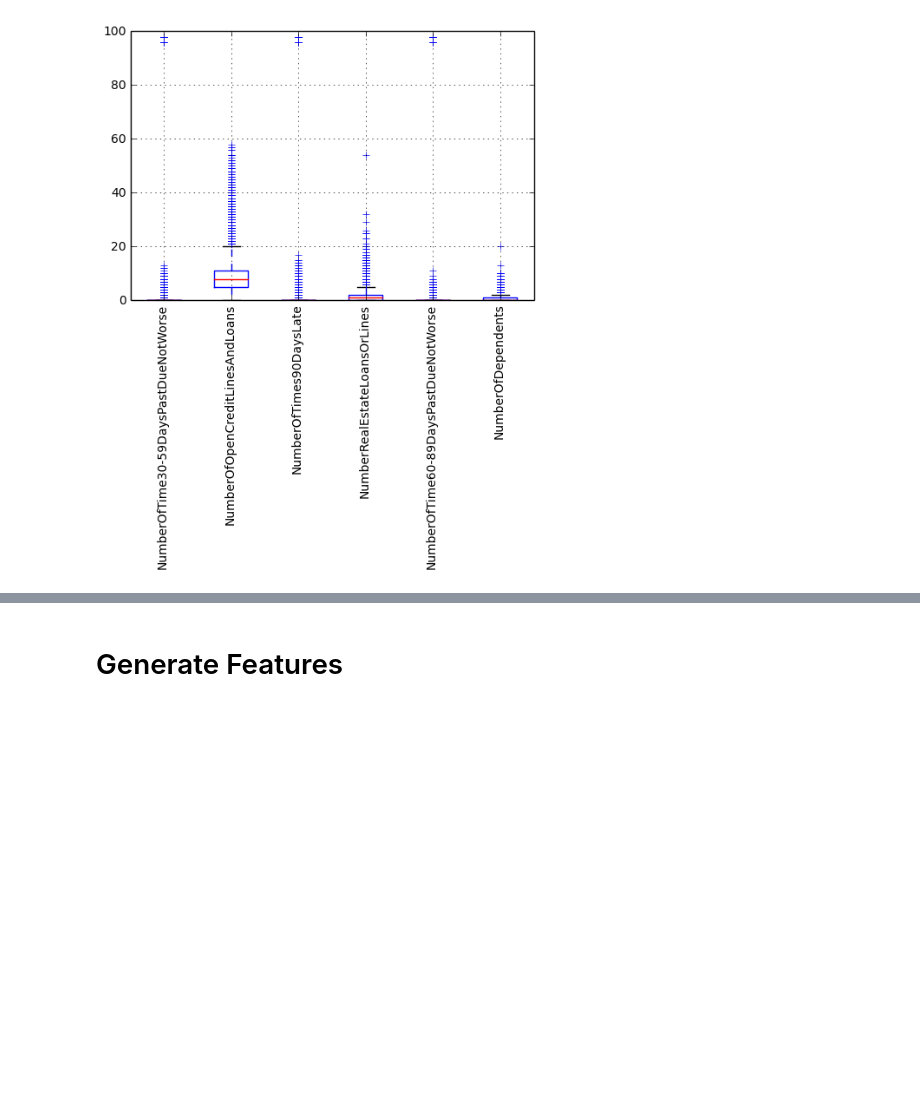
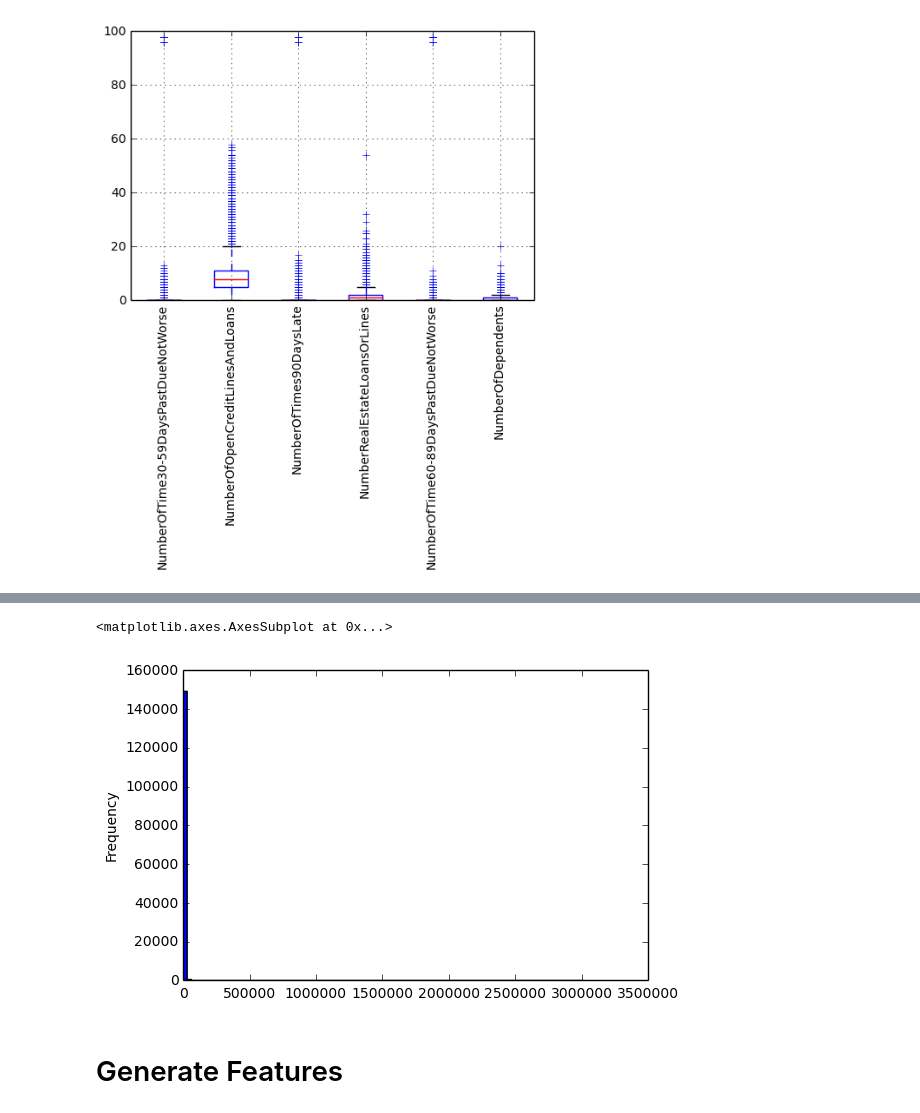
Before and after one commit to joan-wang/Machine-Learning, a Jupyter notebook: hw2/Pipeline.ipynb, the cells around one changed output, grey strips where cells are left out. Saved outputs shown, nothing was run; the diff lists cells and outputs as text; code cells hidden in the pictures; blank space fills up the shorter version.

```diff
--- a/hw2/Pipeline.ipynb
+++ b/hw2/Pipeline.ipynb
@@ -112,3 +141,9 @@ df.boxplot(column=['MonthlyIncome'])
+# %%
+# Plot distribution of monthly income. Spike around average is caused by filling NA with average.
+df['MonthlyIncome'].plot.hist(bins=100)
+# %% [output]
+<matplotlib.axes.AxesSubplot at 0x...>
+[figure, added]
 # %% [markdown]
 # Generate Features
 # %%
```
Also changed, not shown: parts of 30 cells of this notebook.
